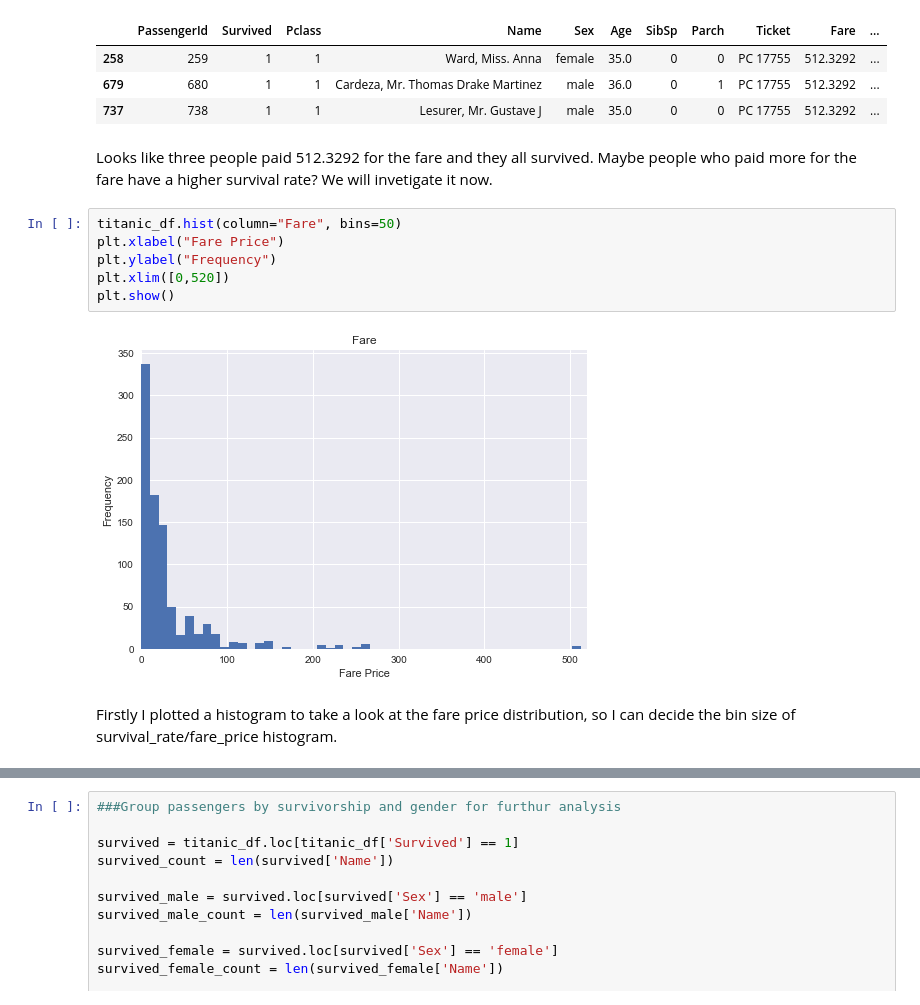
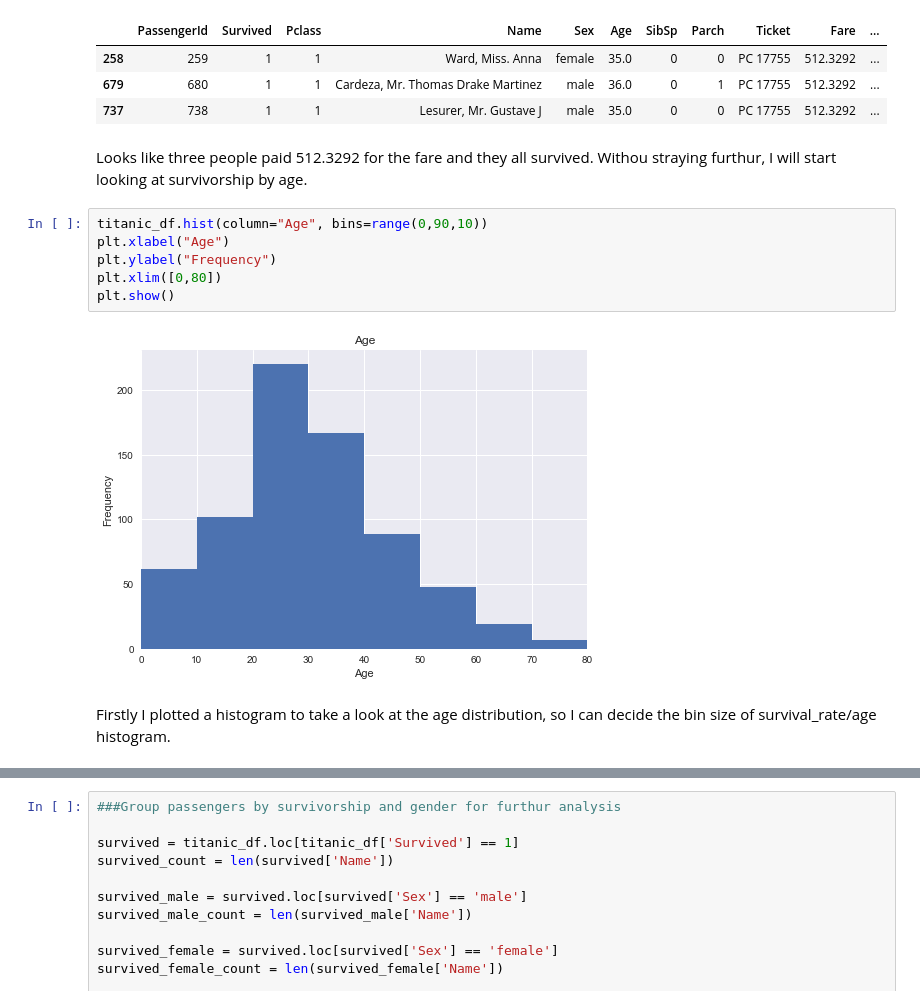
Before and after one commit to sk8erry/investigate-a-dataset, a Jupyter notebook: dand_project_2.ipynb, the cells around one changed output, grey strips where cells are left out. Saved outputs shown, nothing was run; the diff lists cells and outputs as text.

```diff
--- a/dand_project_2.ipynb
+++ b/dand_project_2.ipynb
@@ -41,14 +41,14 @@ titanic_df.loc[titanic_df['Fare'] > 512]
 | 679 | 680 | 1 | 1 | Cardeza, Mr. Thomas Drake Martinez | male | 36.0 | 0 | 1 | PC 17755 | 512.3292 | ... |
 | 737 | 738 | 1 | 1 | Lesurer, Mr. Gustave J | male | 35.0 | 0 | 0 | PC 17755 | 512.3292 | ... |
 # %% [markdown]
-Looks like three people paid 512.3292 for the fare and they all survived. Maybe people who paid more for the fare have a higher survival rate? We will invetigate it now.
+Looks like three people paid 512.3292 for the fare and they all survived. Withou straying furthur, I will start looking at survivorship by age.
 # %%
-titanic_df.hist(column="Fare", bins=50)
-plt.xlabel("Fare Price")
+titanic_df.hist(column="Age", bins=range(0,90,10))
+plt.xlabel("Age")
 plt.ylabel("Frequency")
-plt.xlim([0,520])
+plt.xlim([0,80])
 plt.show()
 # %% [output]
-[figure, old version]
+[figure, new version]
 # %% [markdown]
-Firstly I plotted a histogram to take a look at the fare price distribution, so I can decide the bin size of survival_rate/fare_price histogram.
+Firstly I plotted a histogram to take a look at the age distribution, so I can decide the bin size of survival_rate/age histogram.
```
Also changed, not shown: parts of 2 cells of this notebook.
